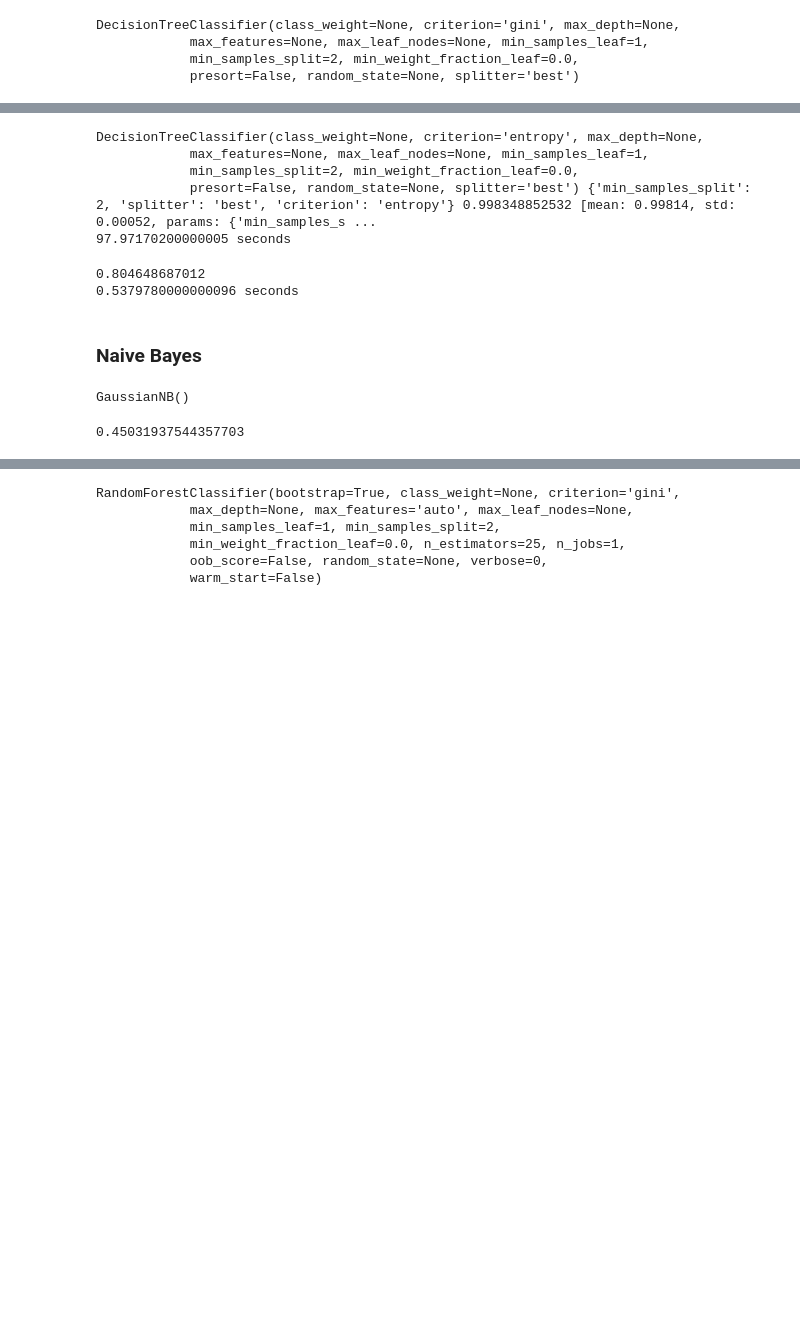
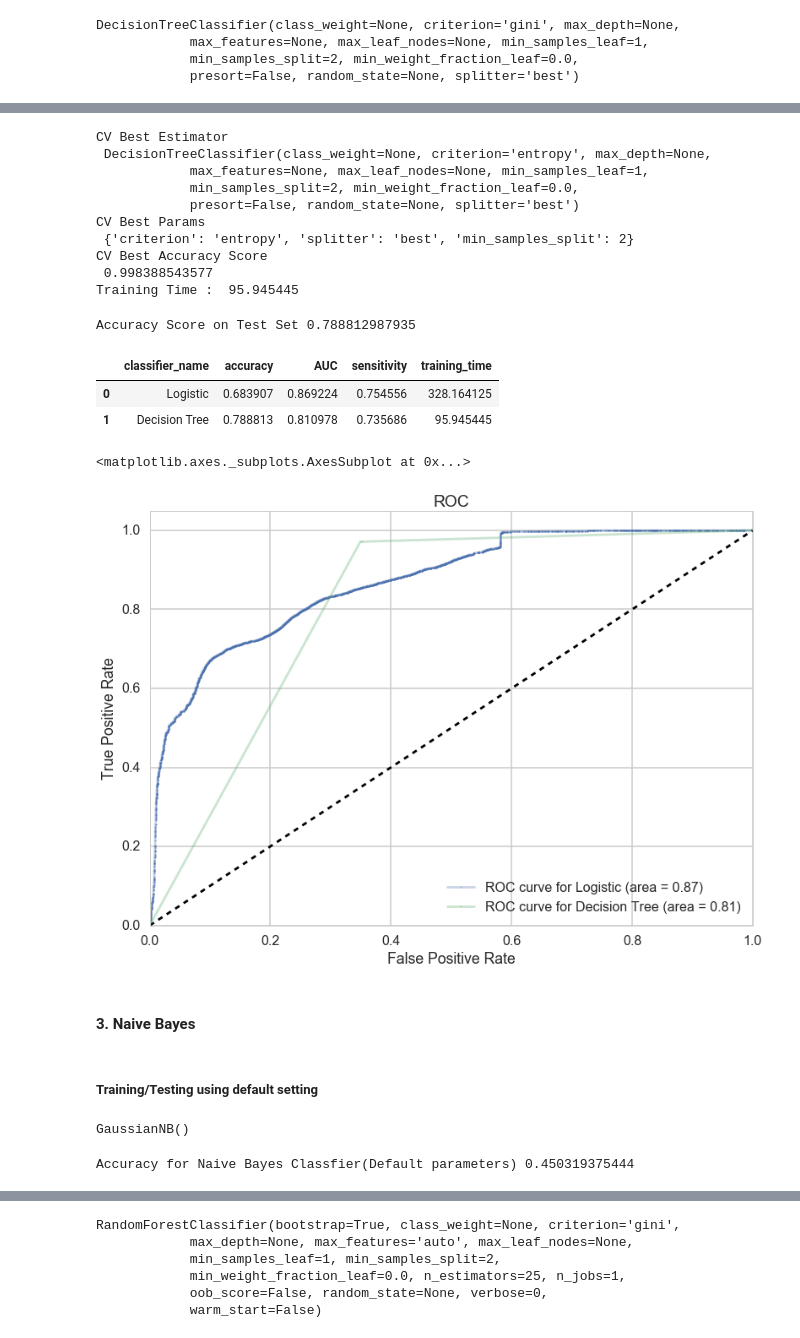
Before and after one commit to ajaykliyara/cs81_presentation, a Jupyter notebook: Network Intrusion Classification .ipynb, the cells around one changed output, grey strips where cells are left out. Cells and saved outputs as stored; diff of their text form; code cells hidden in the pictures; blank space fills up the shorter version.

```diff
--- a/Network Intrusion Classification .ipynb
+++ b/Network Intrusion Classification .ipynb
@@ -229,29 +326,63 @@ sum(part.predict(X_test)==y_test)/y_test.shape[0]
 # %%
-start_time = time.clock()
+dt_start_time = time.clock()
 clfl3 = tree.DecisionTreeClassifier()
 parameters = {"criterion": ['gini','entropy'],'min_samples_split':[2,10,50,100],'splitter':['best','random']}
-fitmodel = GridSearchCV(clfl3, param_grid=parameters, cv=10, scoring="accuracy")
-fitmodel.fit(X_train, y_train)
-print(fitmodel.best_estimator_, fitmodel.best_params_, fitmodel.best_score_, fitmodel.grid_scores_)
-print(time.clock() - start_time, "seconds")
+dt_fitmodel = GridSearchCV(clfl3, param_grid=parameters, cv=10, scoring="accuracy")
+dt_fitmodel.fit(X_train, y_train)
+print('CV Best Estimator \n',dt_fitmodel.best_estimator_)
+print('CV Best Params \n',dt_fitmodel.best_params_)
+print('CV Best Accuracy Score \n',dt_fitmodel.best_score_)##, fitmodel.grid_scores_
+
+dt_end_time = time.clock()
+dt_training_time = dt_end_time - dt_start_time
+print('Training Time : ', dt_training_time)
 # %% [output]
-DecisionTreeClassifier(class_weight=None, criterion='entropy', max_depth=None,
+CV Best Estimator
+ DecisionTreeClassifier(class_weight=None, criterion='entropy', max_depth=None,
             max_features=None, max_leaf_nodes=None, min_samples_leaf=1,
             min_samples_split=2, min_weight_fraction_leaf=0.0,
-            presort=False, random_state=None, splitter='best') {'min_samples_split': 2, 'splitter': 'best', 'criterion': 'entropy'} 0.998348852532 [mean: 0.99814, std: 0.00052, params: {'min_samples_s ...
-97.97170200000005 seconds
+            presort=False, random_state=None, splitter='best')
+CV Best Params
+ {'criterion': 'entropy', 'splitter': 'best', 'min_samples_split': 2}
+CV Best Accuracy Score
+ 0.998388543577
+Training Time :  95.945445
 # %%
-start_time = time.clock()
-clfl3=tree.DecisionTreeClassifier(criterion=fitmodel.best_params_['criterion'],min_samples_split=fitmodel.best_params_['min_samples_split'],splitter=fitmodel.best_params_['splitter'])
+clfl3=tree.DecisionTreeClassifier(criterion=dt_fitmodel.best_params_['criterion'],min_samples_split=dt_fitmodel.best_params_['min_samples_split'],splitter=dt_fitmodel.best_params_['splitter'])
 clfl3.fit(X_train, y_train)
-ypred3=clfl3.predict(X_test)
-print(accuracy_score(ypred3, y_test))
-print(time.clock() - start_time, "seconds")
+dt_ypred2=clfl3.predict(X_test)
+dt_acr = accuracy_score(dt_ypred2, y_test)
+print('Accuracy Score on Test Set',dt_acr)
 # %% [output]
-0.804648687012
-0.5379780000000096 seconds
+Accuracy Score on Test Set 0.788812987935
+# %%
+dt_preds = clfl3.predict_proba(X_test)[:,1]
+dt_fpr, dt_tpr, _ = metrics.roc_curve(y_test, dt_preds)
+dt_sens = np.mean(dt_tpr)
+
+dt_auc = metrics.auc(dt_fpr, dt_tpr)
+
+dt_dict = dict(classifier_name='Decision Tree',accuracy=dt_acr,AUC=dt_auc,sensitivity=dt_sens,training_time=dt_training_time)
+classifier_list.append(dt_dict)
+pd.DataFrame(classifier_list,columns=['classifier_name','accuracy','AUC','sensitivity','training_time'])
+# %% [output]
+|  | classifier_name | accuracy | AUC | sensitivity | training_time |
+| 0 | Logistic | 0.683907 | 0.869224 | 0.754556 | 328.164125 |
+| 1 | Decision Tree | 0.788813 | 0.810978 | 0.735686 | 95.945445 |
+# %%
+#ROC Curve
+
+name = 'Logistic'
+ax = plot_chart(log_fpr,log_tpr,log_auc,name,None)
+name = 'Decision Tree'
+plot_chart(dt_fpr,dt_tpr,dt_auc,name,ax)
+# %% [output]
+<matplotlib.axes._subplots.AxesSubplot at 0x...>
+[figure, added]
 # %% [markdown]
-### Naive Bayes
+#### 3. Naive Bayes
+# %% [markdown]
+##### Training/Testing using default setting
 # %%
 from sklearn.naive_bayes import GaussianNB
 gnb = GaussianNB()
@@ -260,6 +391,7 @@ gnb.fit(X_train, y_train)
 GaussianNB()
 # %%
 #accuracy
-sum(gnb.predict(X_test)==y_test)/y_test.shape[0]
+gnb_acr = sum(gnb.predict(X_test)==y_test)/y_test.shape[0]
+print('Accuracy for Naive Bayes Classfier(Default parameters)',gnb_acr)
 # %% [output]
-0.45031937544357703
+Accuracy for Naive Bayes Classfier(Default parameters) 0.450319375444
```
Also changed, not shown: parts of 54 cells of this notebook, 2 other files.
